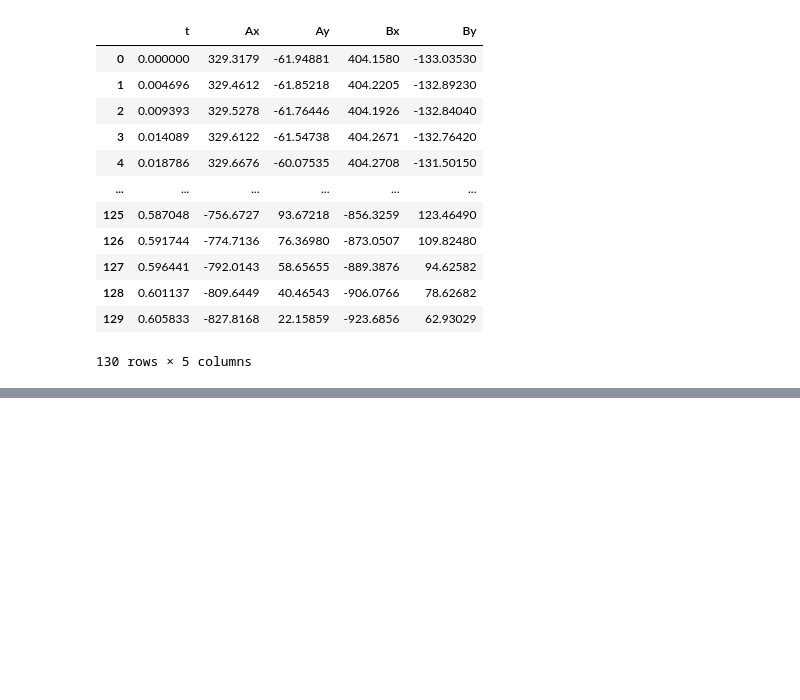
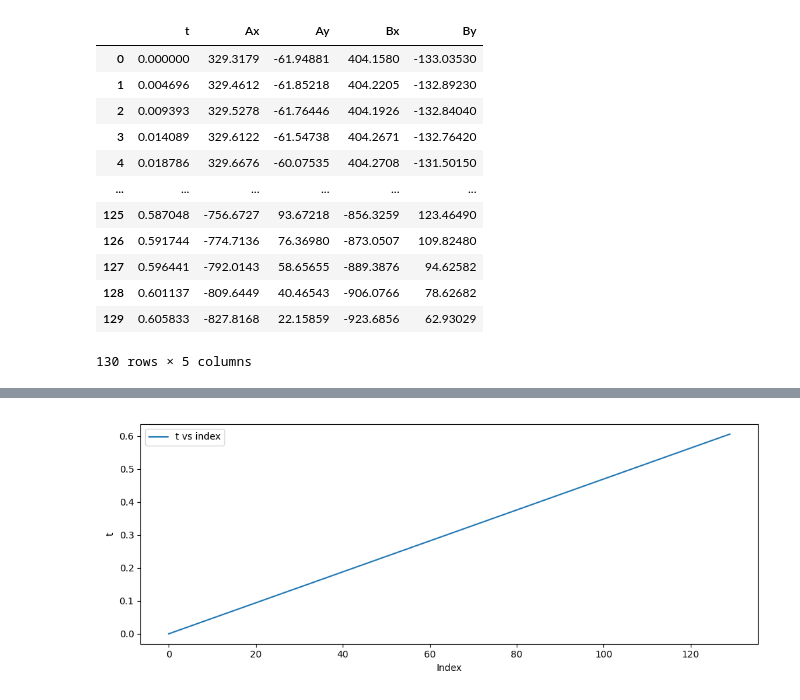
Before and after one commit to NovelMobileRobotsLab/pinto-squirrel, a Jupyter notebook: ICRA25/tracker_data/trackertest.ipynb, the cells around one changed output, grey strips where cells are left out. Drawn from its saved outputs; the diff is of its cells as text; code cells hidden in the pictures; blank space fills up the shorter version.

```diff
--- a/ICRA25/tracker_data/trackertest.ipynb
+++ b/ICRA25/tracker_data/trackertest.ipynb
@@ -35,0 +124,10 @@ plt.plot(df['t'], np.arctan2(df['Ay']-df['By'], df['Ax']-df['Bx']), marker='.')
+# %%
+# Plot df['t'] against the index
+plt.figure(figsize=(10, 4))
+plt.plot(df.index, df['t'], label='t vs index')
+plt.xlabel('Index')
+plt.ylabel('t')
+plt.legend()
+plt.tight_layout()
+# %% [output]
+[figure, added]
```
Also changed, not shown: parts of 4 cells of this notebook.
